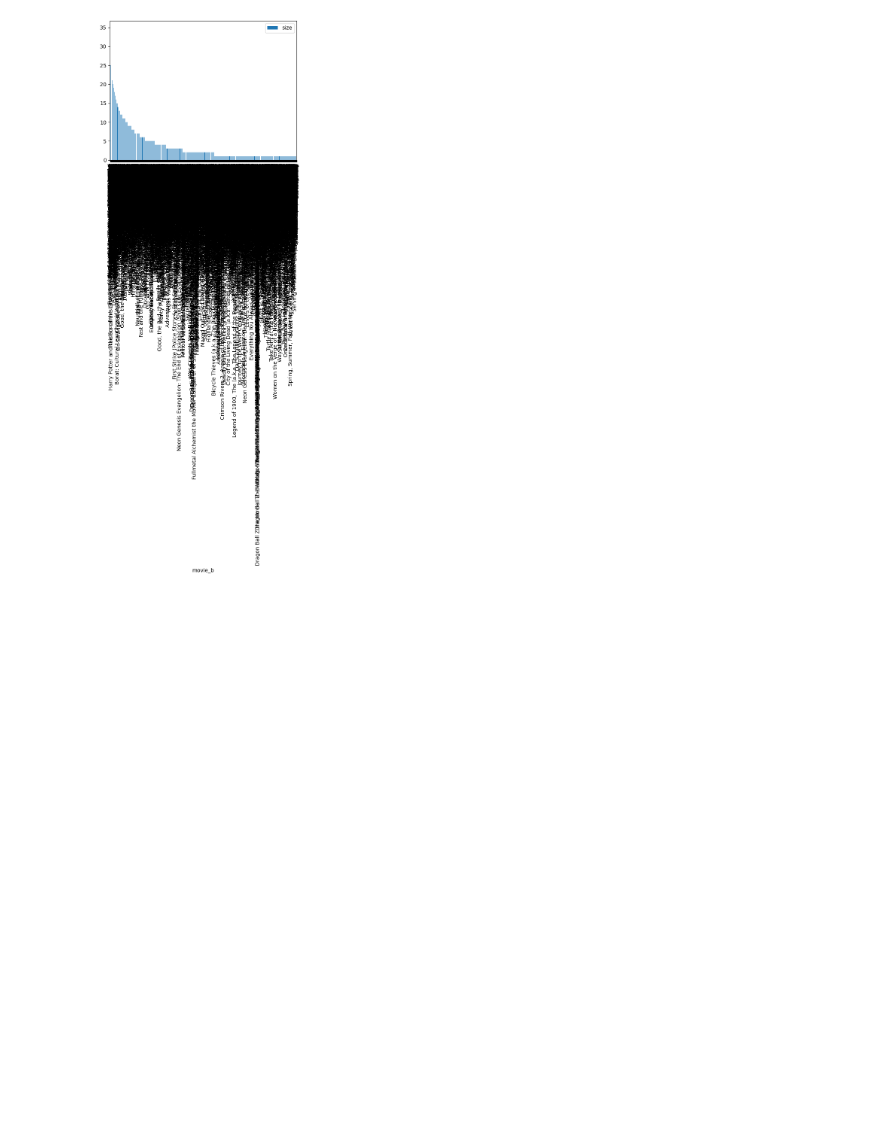
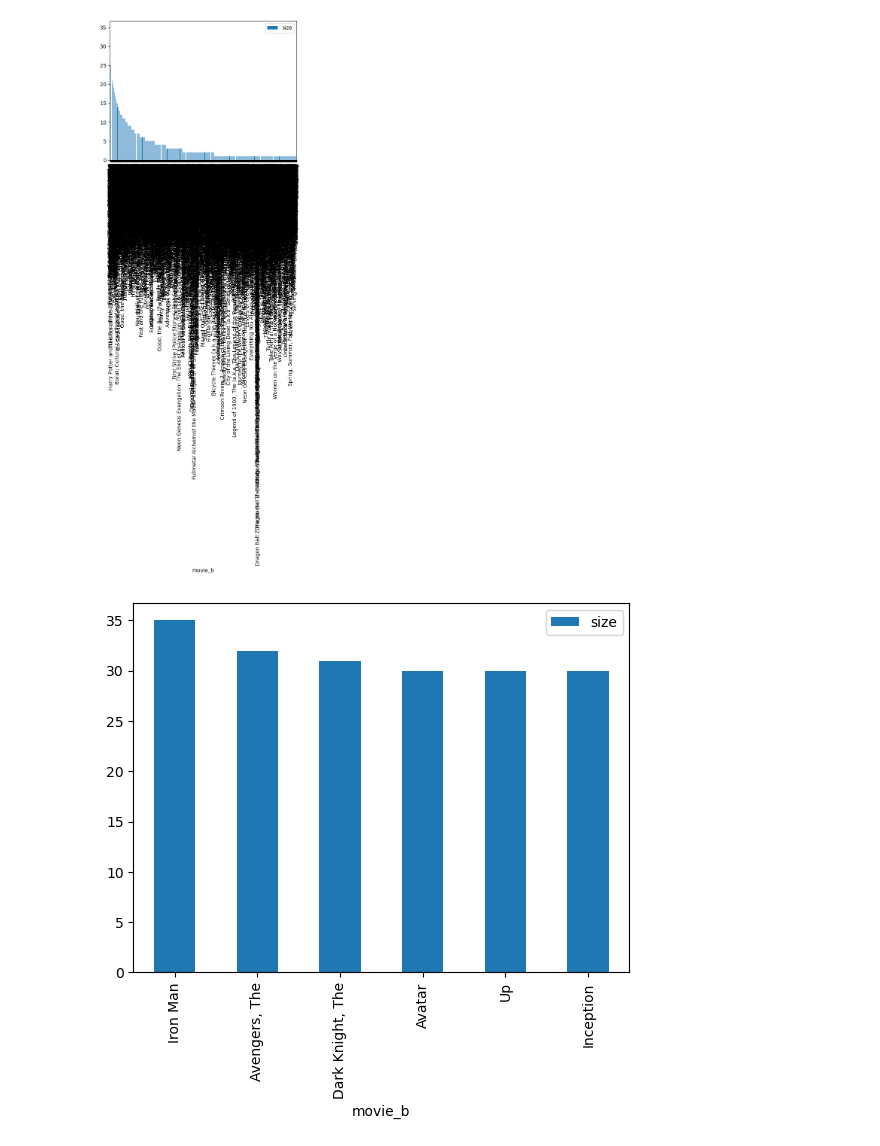
Before and after one commit to cstone157/jupyter_datacamp, a Jupyter notebook: courses/building_recommendation_engines_in_python/01-introduction_to_recommendation_engines.ipynb, the cells around one changed output. Drawn from its saved outputs; the diff is of its cells as text; code cells hidden in the pictures; blank space fills up the shorter version.

```diff
--- a/courses/building_recommendation_engines_in_python/01-introduction_to_recommendation_engines.ipynb
+++ b/courses/building_recommendation_engines_in_python/01-introduction_to_recommendation_engines.ipynb
@@ -346,3 +346,12 @@ thor_df.plot.bar(x="movie_b")
 plt.show()
 # %% [output]
 [figure]
+# %%
+## Cleaned up to only show movies with a size greater than 30
+thor_df = thor_df[thor_df['size'] >= 30]
+
+# Plot the results
+thor_df.plot.bar(x="movie_b")
+plt.show()
+# %% [output]
+[figure, added]
```
Also changed, not shown: 1 other file.
